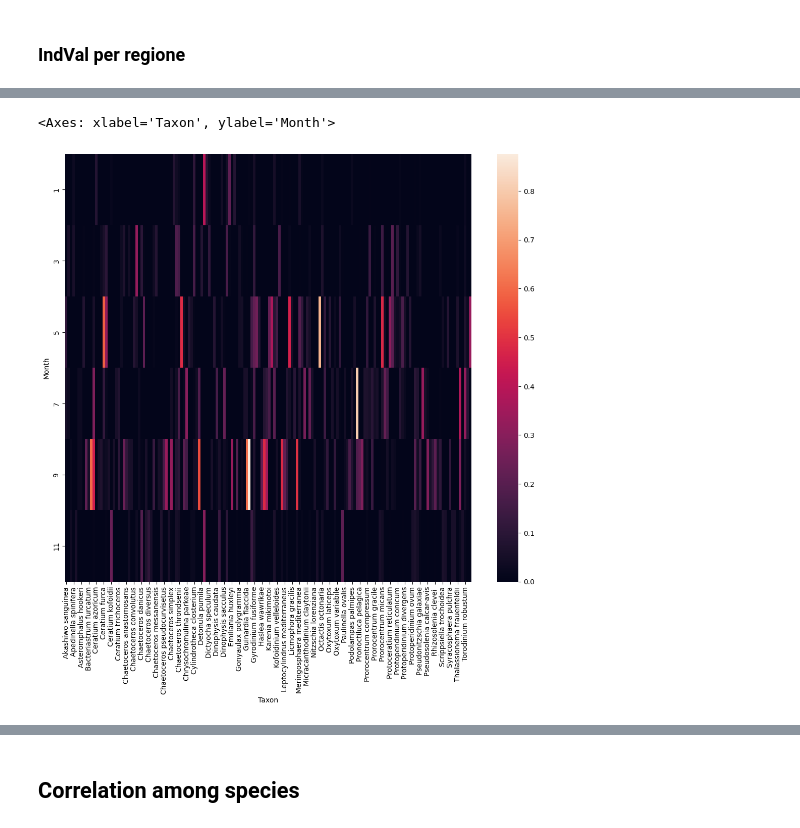
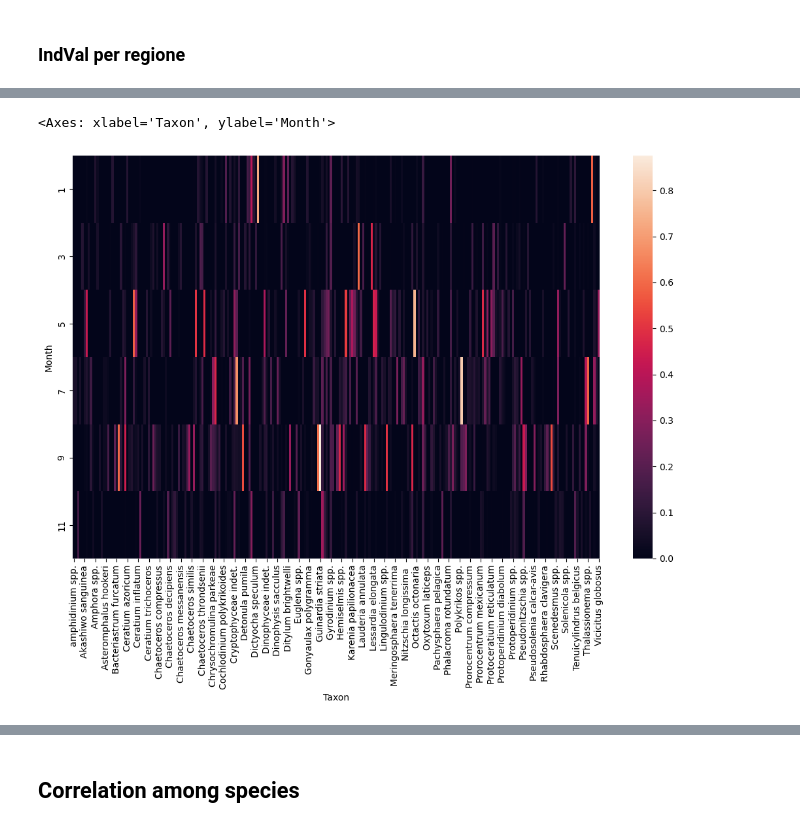
Before and after one commit to Alberto-Ghedin/ISPRA_20152017_Analysis, a Jupyter notebook: Report_with_outliers.ipynb, the cells around one changed output, grey strips where cells are left out. Cells and saved outputs as stored; diff of their text form; code cells hidden in the pictures.

Commit message:
simplified some files

```diff
--- a/Report_with_outliers.ipynb
+++ b/Report_with_outliers.ipynb
@@ -286 +70,6 @@ phyto_points = df_lat_long_stations[["id", "Longitude", "Latitude"]].dropna().se
+# %%
+phyto_abund_simplified = modify_dataset.add_det_level_column(phyto_abund_simplified)
+phyto_abund_simplified = modify_dataset.add_season_column(phyto_abund_simplified, seasons)
+phyto_abund_simplified = modify_dataset.add_coast_dist_column(phyto_abund_simplified)
+phyto_abund_simplified["Date"] = pd.to_datetime(phyto_abund_simplified["Date"]) + MonthEnd(0)
 # %%
@@ -896,8 +659,21 @@ rel_abund.loc[rel_abund["Taxon"].isin(rare_species),:].sort_values("Ratio", asce
 150 rows × 3 columns
 # %% [markdown]
 ### IndVal per regione
+# %%
+class IndVal():
+    def __init__(self, df):
+        self.values = modify_dataset.IndVal(pd.pivot_table(df, index= ["Month", "id", "Date"], columns = "Taxon", values="Num_cell_l").fillna(0))
+
+    def _max_values(self):
+        self.max_values = self.values.stack().groupby(by = "Taxon").max()
+
+    def select_species_above_threshold(self, threshold : float):
+        if hasattr(self, "max_values") is False:
+            self._max_values()
+        return self.max_values[self.max_values > threshold].index
 # %%
 region = "Friuli-Venezia-Giulia"
-fvg = species_abund.query("Region == @region")
+fvg = phyto_abund_simplified[["Region", "id", "Date", "Taxon", "Num_cell_l"]].query("Region == @region")
 # %%
 fvg.loc[:, "Month"] = pd.to_datetime(fvg.loc[:, "Date"]).dt.month.to_numpy()
+Ind_val_fvg = IndVal(fvg)
@@ -921,11 +685,11 @@ sns.histplot(test.stack().to_frame("IndVal"),
 # %%
 #bounds = [0, 0.05, 1]
 #cm = cmaps.get_cmap("magma").resampled(len(bounds)-1)
 #norm = mpl.colors.BoundaryNorm(bounds, len(bounds))
-fig, ax = plt.subplots(1,1, figsize=(13, 11))
-sns.heatmap(test,
+fig, ax = plt.subplots(1,1, figsize=(13, 8))
+sns.heatmap(Ind_val_fvg.values,
             ax = ax,
                     )
 # %% [output]
 <Axes: xlabel='Taxon', ylabel='Month'>
-[figure, old version]
+[figure, new version]
```
Also changed, not shown: parts of 42 cells of this notebook, 4 other files.
